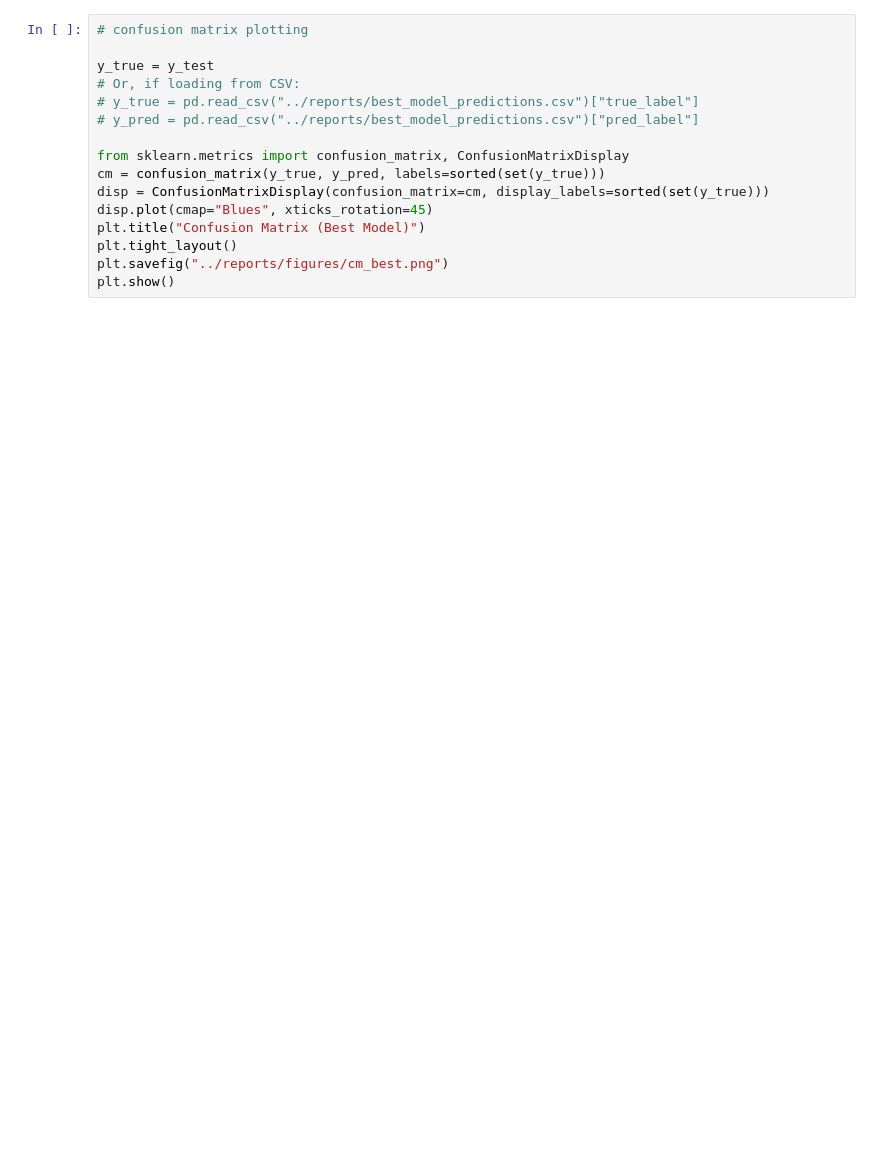
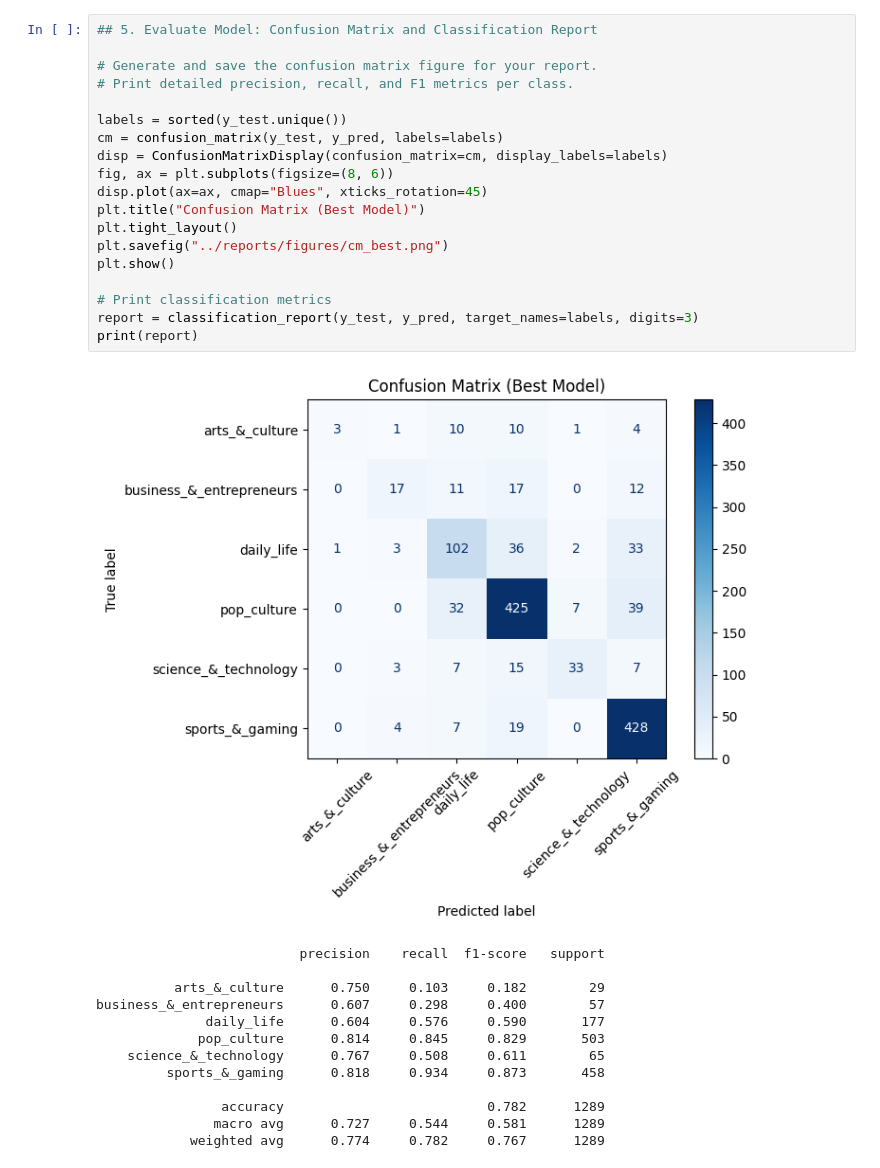
Before and after one commit to alexndt58/Machine-Learning-NLP-Pipeline, a Jupyter notebook: notebooks/04_eval.ipynb, the cells around one changed output. Cells and saved outputs as stored; diff of their text form; blank space fills up the shorter version.

```diff
--- a/notebooks/04_eval.ipynb
+++ b/notebooks/04_eval.ipynb
@@ -103,16 +69,33 @@ pd.DataFrame({
-# %%
-# confusion matrix plotting
-
-y_true = y_test
-# Or, if loading from CSV:
-# y_true = pd.read_csv("../reports/best_model_predictions.csv")["true_label"]
-# y_pred = pd.read_csv("../reports/best_model_predictions.csv")["pred_label"]
-
-from sklearn.metrics import confusion_matrix, ConfusionMatrixDisplay
-cm = confusion_matrix(y_true, y_pred, labels=sorted(set(y_true)))
-disp = ConfusionMatrixDisplay(confusion_matrix=cm, display_labels=sorted(set(y_true)))
-disp.plot(cmap="Blues", xticks_rotation=45)
-plt.title("Confusion Matrix (Best Model)")
-plt.tight_layout()
-plt.savefig("../reports/figures/cm_best.png")
-plt.show()
+# %%
+## 5. Evaluate Model: Confusion Matrix and Classification Report
+
+# Generate and save the confusion matrix figure for your report.
+# Print detailed precision, recall, and F1 metrics per class.
+
+labels = sorted(y_test.unique())
+cm = confusion_matrix(y_test, y_pred, labels=labels)
+disp = ConfusionMatrixDisplay(confusion_matrix=cm, display_labels=labels)
+fig, ax = plt.subplots(figsize=(8, 6))
+disp.plot(ax=ax, cmap="Blues", xticks_rotation=45)
+plt.title("Confusion Matrix (Best Model)")
+plt.tight_layout()
+plt.savefig("../reports/figures/cm_best.png")
+plt.show()
+
+# Print classification metrics
+report = classification_report(y_test, y_pred, target_names=labels, digits=3)
+print(report)
+# %% [output]
+[figure, added]
+                          precision    recall  f1-score   support
+
+          arts_&_culture      0.750     0.103     0.182        29
+business_&_entrepreneurs      0.607     0.298     0.400        57
+              daily_life      0.604     0.576     0.590       177
+             pop_culture      0.814     0.845     0.829       503
+    science_&_technology      0.767     0.508     0.611        65
+         sports_&_gaming      0.818     0.934     0.873       458
+
+                accuracy                          0.782      1289
+               macro avg      0.727     0.544     0.581      1289
+            weighted avg      0.774     0.782     0.767      1289
```
Also changed, not shown: parts of 12 cells of this notebook, 20 other files.
